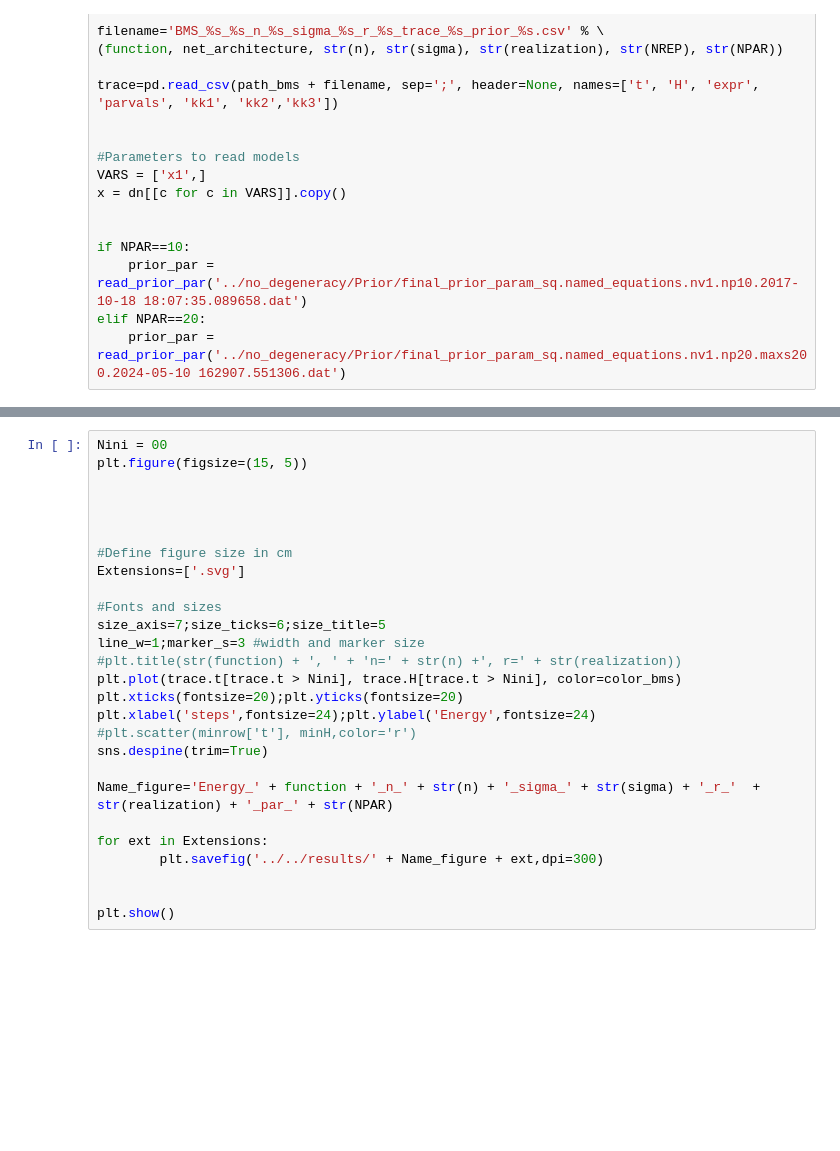
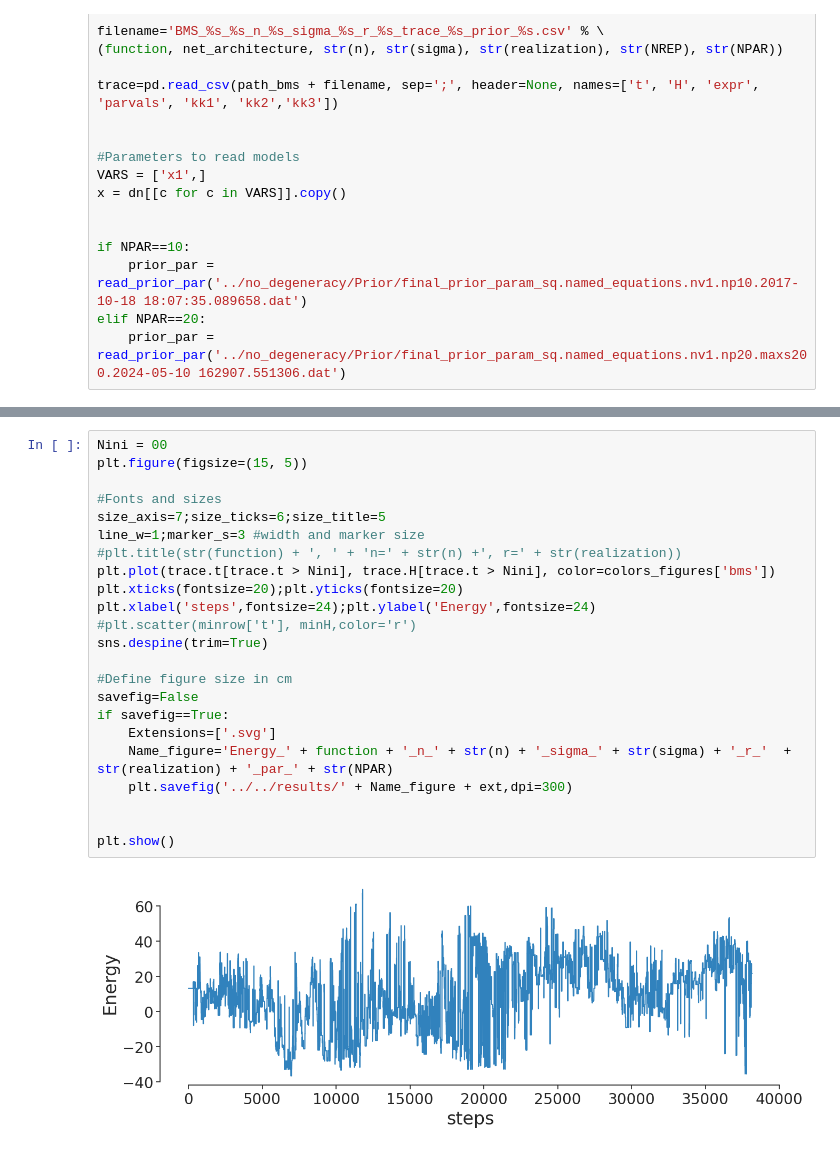
Before and after one commit to SergioCoboLopez/BMS_approximator, a Jupyter notebook: bin/experiments/plot_one_approximation.ipynb, the cells around one changed output, grey strips where cells are left out. Cells and saved outputs as stored; diff of their text form; blank space fills up the shorter version.

Commit message:
plot_one_approximation and documentation updated

```diff
--- a/bin/experiments/plot_one_approximation.ipynb
+++ b/bin/experiments/plot_one_approximation.ipynb
@@ -218,30 +215,28 @@ ValueError: malformed node or string on line 1: <ast.Call object at 0x...>
 # %%
 Nini = 00
 plt.figure(figsize=(15, 5))
-
-
-
-
-#Define figure size in cm
-Extensions=['.svg']
 
 #Fonts and sizes
 size_axis=7;size_ticks=6;size_title=5
 line_w=1;marker_s=3 #width and marker size
 #plt.title(str(function) + ', ' + 'n=' + str(n) +', r=' + str(realization))
-plt.plot(trace.t[trace.t > Nini], trace.H[trace.t > Nini], color=color_bms)
+plt.plot(trace.t[trace.t > Nini], trace.H[trace.t > Nini], color=colors_figures['bms'])
 plt.xticks(fontsize=20);plt.yticks(fontsize=20)
 plt.xlabel('steps',fontsize=24);plt.ylabel('Energy',fontsize=24)
 #plt.scatter(minrow['t'], minH,color='r')
 sns.despine(trim=True)
 
-Name_figure='Energy_' + function + '_n_' + str(n) + '_sigma_' + str(sigma) + '_r_'  + str(realization) + '_par_' + str(NPAR)
-
-for ext in Extensions:
-        plt.savefig('../../results/' + Name_figure + ext,dpi=300)
+#Define figure size in cm
+savefig=False
+if savefig==True:
+    Extensions=['.svg']
+    Name_figure='Energy_' + function + '_n_' + str(n) + '_sigma_' + str(sigma) + '_r_'  + str(realization) + '_par_' + str(NPAR)
+    plt.savefig('../../results/' + Name_figure + ext,dpi=300)
 
 
 plt.show()
+# %% [output]
+[figure, added]
 # %%
 #Plot
 
```
Also changed, not shown: parts of 4 cells of this notebook, 2 other files.
